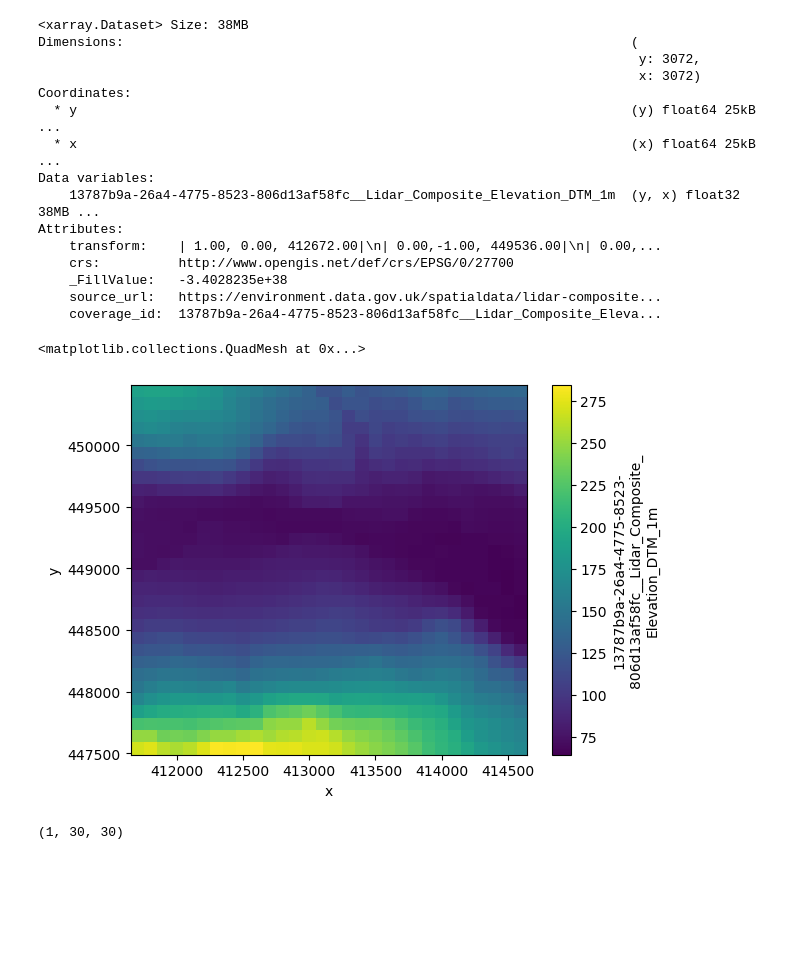
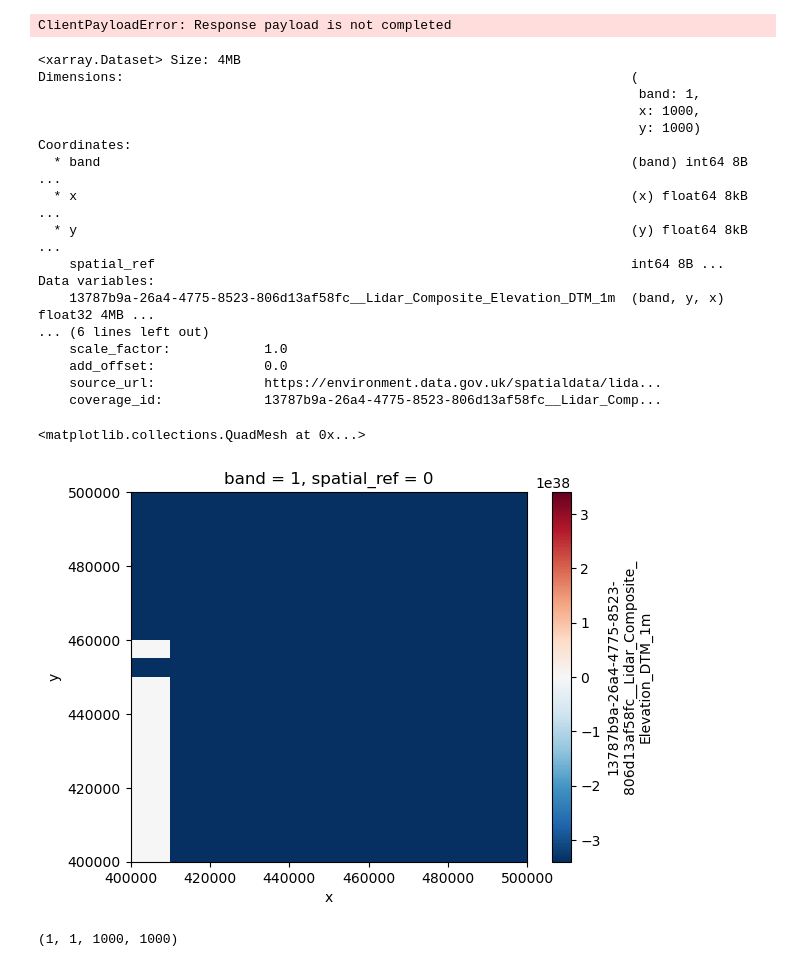
Before and after one commit to MatthewJWhittle/shefflied-bats, a Jupyter notebook: notebooks/explore.ipynb, the cells around one changed output. Saved outputs shown, nothing was run; the diff lists cells and outputs as text; code cells hidden in the pictures; blank space fills up the shorter version.

```diff
--- a/notebooks/explore.ipynb
+++ b/notebooks/explore.ipynb
@@ -18,38 +19,43 @@ aoi
 ea_dtm = WCSDownloader(
     endpoint="https://environment.data.gov.uk/spatialdata/lidar-composite-digital-terrain-model-dtm-1m/wcs",
     coverage_id="13787b9a-26a4-4775-8523-806d13af58fc__Lidar_Composite_Elevation_DTM_1m",
+    request_tile_pixels=(1000, 1000),
 )
 
-array = await ea_dtm.get_coverage(tuple(aoi.total_bounds), resolution=100, tile_size=(1024, 1024))
+array = await ea_dtm.get_coverage(tuple(aoi.total_bounds), resolution=100)
+# %% [output]
+ClientPayloadError: Response payload is not completed
 # %%
 array
 # %% [output]
-<xarray.Dataset> Size: 38MB
+<xarray.Dataset> Size: 4MB
 Dimensions:                                                                 (
-                                                                             y: 3072,
-                                                                             x: 3072)
+                                                                             band: 1,
+                                                                             x: 1000,
+                                                                             y: 1000)
 Coordinates:
-  * y                                                                       (y) float64 25kB ...
-  * x                                                                       (x) float64 25kB ...
+  * band                                                                    (band) int64 8B ...
+  * x                                                                       (x) float64 8kB ...
+  * y                                                                       (y) float64 8kB ...
+    spatial_ref                                                             int64 8B ...
 Data variables:
-    13787b9a-26a4-4775-8523-806d13af58fc__Lidar_Composite_Elevation_DTM_1m  (y, x) float32 38MB ...
-Attributes:
-    transform:    | 1.00, 0.00, 412672.00|\n| 0.00,-1.00, 449536.00|\n| 0.00,...
-    crs:          http://www.opengis.net/def/crs/EPSG/0/27700
-    _FillValue:   -3.4028235e+38
-    source_url:   https://environment.data.gov.uk/spatialdata/lidar-composite...
-    coverage_id:  13787b9a-26a4-4775-8523-806d13af58fc__Lidar_Composite_Eleva...
+    13787b9a-26a4-4775-8523-806d13af58fc__Lidar_Composite_Elevation_DTM_1m  (band, y, x) float32 4MB ...
+... (6 lines left out)
+    scale_factor:            1.0
+    add_offset:              0.0
+    source_url:              https://environment.data.gov.uk/spatialdata/lida...
+    coverage_id:             13787b9a-26a4-4775-8523-806d13af58fc__Lidar_Comp...
 # %%
 import rioxarray as rxr
 
-array = array.coarsen(x=100,y=100, boundary="trim").mean()
+#array = array.coarsen(x=100,y=100, boundary="trim").mean()
 
 
 array[ea_dtm.coverage_id].plot()
 # %% [output]
 <matplotlib.collections.QuadMesh at 0x...>
-[figure, old version]
+[figure, new version]
 # %%
 array.to_array().shape
 # %% [output]
-(1, 30, 30)
+(1, 1, 1000, 1000)
```
Also changed, not shown: parts of 2 cells of this notebook, 4 other files.
